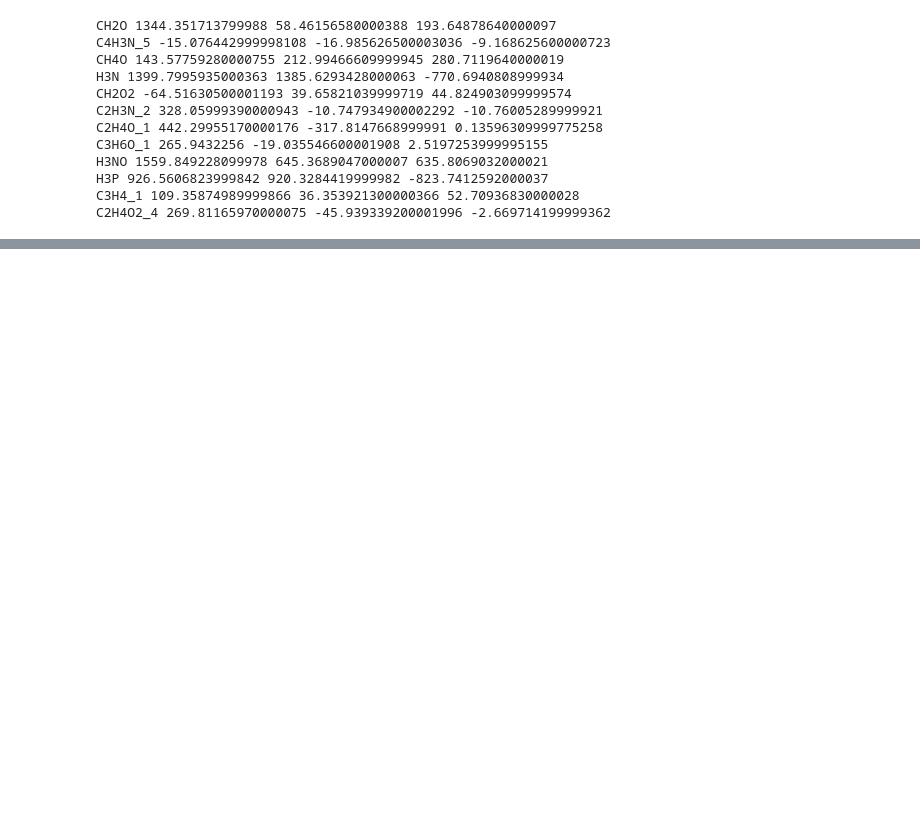
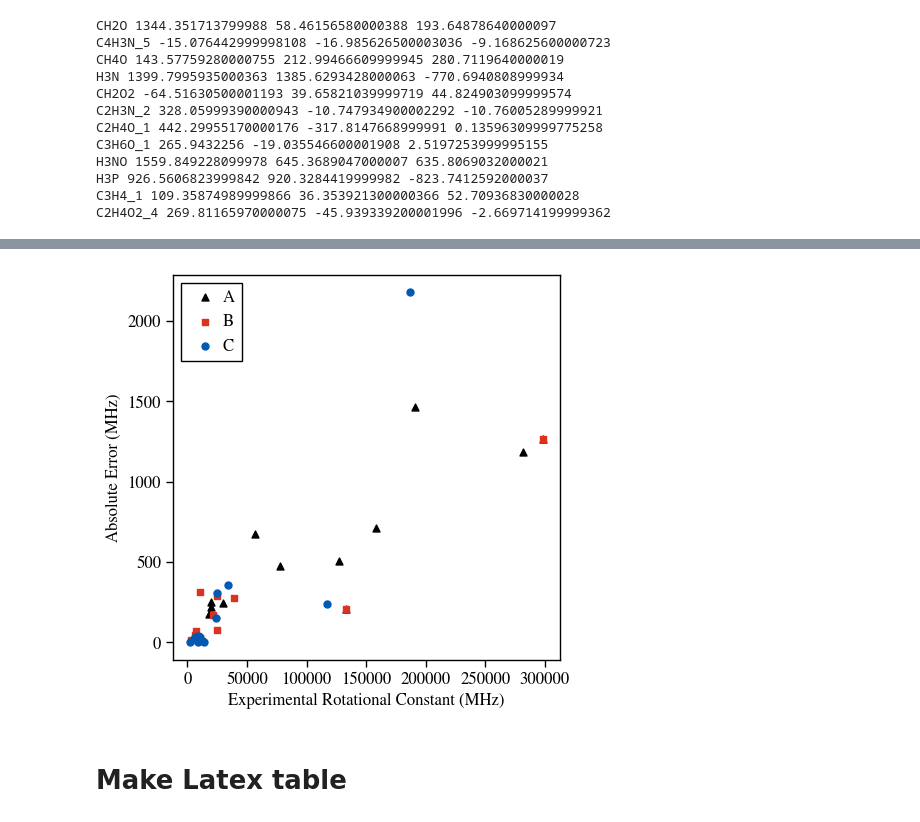
Before and after one commit to mpettyjo/4_BigData, a Jupyter notebook: Plots/CompareSplattoRotConts.ipynb, the cells around one changed output, grey strips where cells are left out. Saved outputs shown, nothing was run; the diff lists cells and outputs as text; code cells hidden in the pictures; blank space fills up the shorter version.

```diff
--- a/Plots/CompareSplattoRotConts.ipynb
+++ b/Plots/CompareSplattoRotConts.ipynb
@@ -547,0 +292,33 @@ NameError: name 'diffs_A' is not defined
+# %%
+## Abs error ##
+fig, ax = plt.subplots(1,1)
+freqs = np.arange(0,300000,1000)
+
+ax.scatter(freqs_A, np.abs(diffs_A), color='k',marker='^',label = 'A')
+
+
+ax.scatter(freqs_B, np.abs(diffs_B), color='#DC3220',marker='s', label = 'B')
+
+
+ax.scatter(freqs_C, np.abs(diffs_C), color='#005AB5',marker='o', label = 'C')
+
+
+
+
+
+# ax.text(0.025,0.70,r'Total R$^2 =$ {:.3f}'.format(tot_rsq),horizontalalignment='left',transform = ax.transAxes)
+
+
+ax.set_xlabel('Experimental Rotational Constant (MHz)')
+ax.set_ylabel('Absolute Error (MHz)')
+
+# Line2D([0], [0], marker='^', color='w', label=r'A', R$^2$ $=$ {:.2f}'.format(A_rsq)#, R$^2$ $=$ {:.2f}'.format(A_rsq)
+
+ax.legend(loc = 'upper left', handletextpad=0.1)
+
+# plt.savefig('/Users/z5380625/Documents/Research/2_BigData/Plots/ABC_AbsError_Compare_2to12Atoms.pdf',bbox_inches='tight')
+plt.show()
+# %% [output]
+[figure, added]
+# %% [markdown]
+# Make Latex table
```
Also changed, not shown: parts of 37 cells of this notebook.
